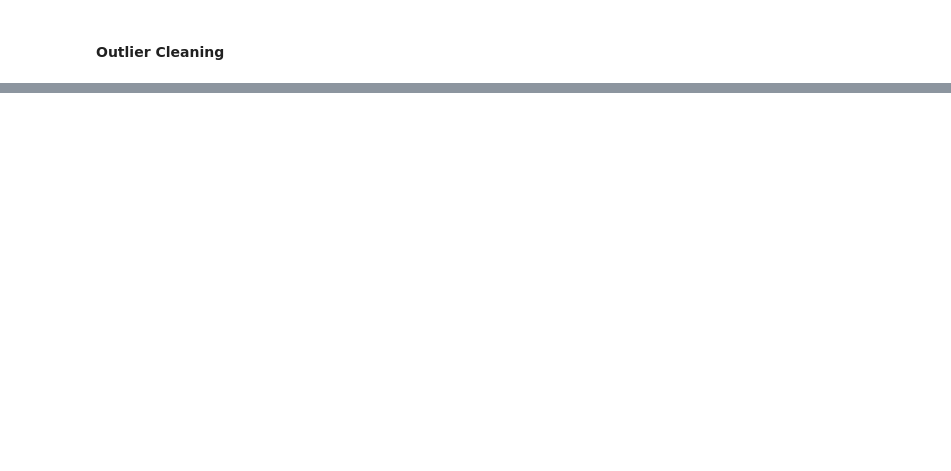
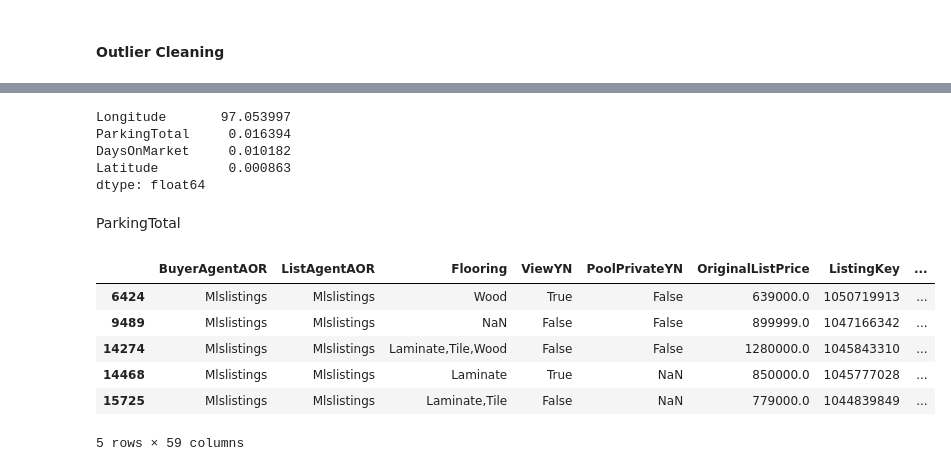
Before and after one commit to mayabernstein/idx-exchange, a Jupyter notebook: data_exploration/03.2_data_cleaning_sold.ipynb, the cells around one changed output, grey strips where cells are left out. Cells and saved outputs as stored; diff of their text form; code cells hidden in the pictures; blank space fills up the shorter version.

```diff
--- a/data_exploration/03.2_data_cleaning_sold.ipynb
+++ b/data_exploration/03.2_data_cleaning_sold.ipynb
@@ -1031 +533,22 @@ Latitude.1             7
 dtype: int64
+# %%
+(neg_counts[neg_counts > 0] / df_sold_clean.shape[0] * 100).sort_values(ascending=False)
+# %% [output]
+Longitude       97.053997
+ParkingTotal     0.016394
+DaysOnMarket     0.010182
+Latitude         0.000863
+dtype: float64
+# %% [markdown]
+ParkingTotal
+# %%
+neg_ParkingTotal = df_sold_clean[df_sold_clean['ParkingTotal'] < 0]
+neg_ParkingTotal.head()
+# %% [output]
+|  | BuyerAgentAOR | ListAgentAOR | Flooring | ViewYN | PoolPrivateYN | OriginalListPrice | ListingKey | ... |
+| 6424 | Mlslistings | Mlslistings | Wood | True | False | 639000.0 | 1050719913 | ... |
+| 9489 | Mlslistings | Mlslistings | NaN | False | False | 899999.0 | 1047166342 | ... |
+| 14274 | Mlslistings | Mlslistings | Laminate,Tile,Wood | False | False | 1280000.0 | 1045843310 | ... |
+| 14468 | Mlslistings | Mlslistings | Laminate | True | NaN | 850000.0 | 1045777028 | ... |
+| 15725 | Mlslistings | Mlslistings | Laminate,Tile | False | NaN | 779000.0 | 1044839849 | ... |
+5 rows × 59 columns
```
Also changed, not shown: parts of 258 cells of this notebook, 3 other files.
